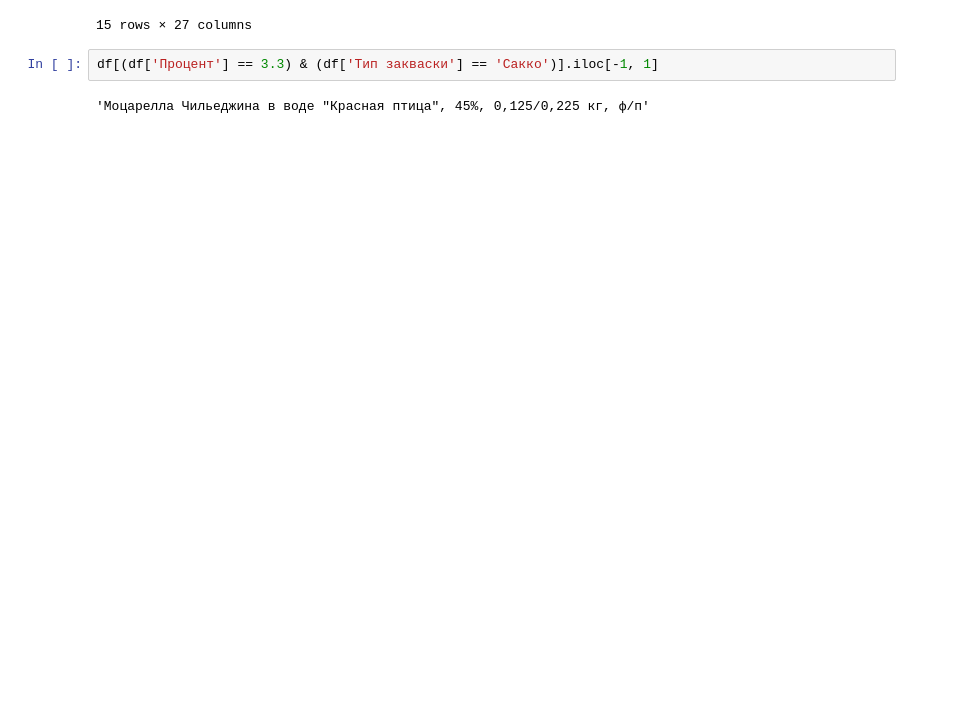
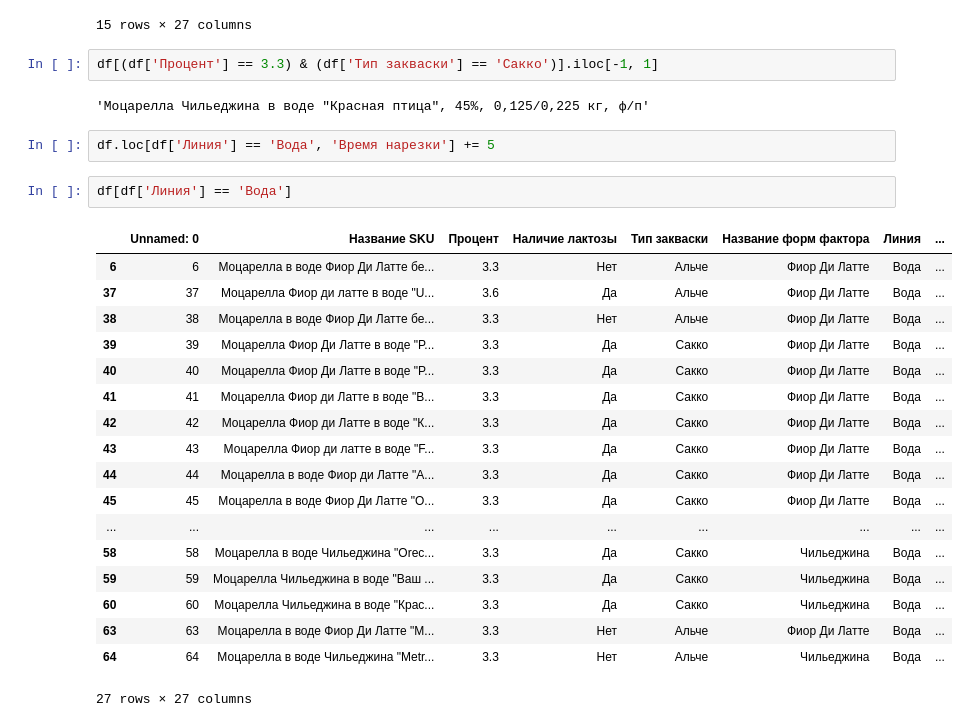
Before and after one commit to nkrokhmal/umalat, a Jupyter notebook: research/nkrokhmal/fix_params.ipynb, the cells around one changed output. Cells and saved outputs as stored; diff of their text form; blank space fills up the shorter version.

```diff
--- a/research/nkrokhmal/fix_params.ipynb
+++ b/research/nkrokhmal/fix_params.ipynb
@@ -37,3 +37,26 @@ df[(df['Процент'] == 3.3) & (df['Тип закваски'] == 'Сакко
 df[(df['Процент'] == 3.3) & (df['Тип закваски'] == 'Сакко')].iloc[-1, 1]
 # %% [output]
 'Моцарелла Чильеджина в воде "Красная птица", 45%, 0,125/0,225 кг, ф/п'
+# %%
+df.loc[df['Линия'] == 'Вода', 'Время нарезки'] += 5
+# %%
+df[df['Линия'] == 'Вода']
+# %% [output]
+|  | Unnamed: 0 | Название SKU | Процент | Наличие лактозы | Тип закваски | Название форм фактора | Линия | ... |
+| 6 | 6 | Моцарелла в воде Фиор Ди Латте бе... | 3.3 | Нет | Альче | Фиор Ди Латте | Вода | ... |
+| 37 | 37 | Моцарелла Фиор ди латте в воде "U... | 3.6 | Да | Альче | Фиор Ди Латте | Вода | ... |
+| 38 | 38 | Моцарелла в воде Фиор Ди Латте бе... | 3.3 | Нет | Альче | Фиор Ди Латте | Вода | ... |
+| 39 | 39 | Моцарелла Фиор Ди Латте в воде "P... | 3.3 | Да | Сакко | Фиор Ди Латте | Вода | ... |
+| 40 | 40 | Моцарелла Фиор Ди Латте в воде "P... | 3.3 | Да | Сакко | Фиор Ди Латте | Вода | ... |
+| 41 | 41 | Моцарелла Фиор ди Латте в воде "В... | 3.3 | Да | Сакко | Фиор Ди Латте | Вода | ... |
+| 42 | 42 | Моцарелла Фиор ди Латте в воде "К... | 3.3 | Да | Сакко | Фиор Ди Латте | Вода | ... |
+| 43 | 43 | Моцарелла Фиор ди латте в воде "F... | 3.3 | Да | Сакко | Фиор Ди Латте | Вода | ... |
+| 44 | 44 | Моцарелла в воде Фиор ди Латте "A... | 3.3 | Да | Сакко | Фиор Ди Латте | Вода | ... |
+| 45 | 45 | Моцарелла в воде Фиор Ди Латте "O... | 3.3 | Да | Сакко | Фиор Ди Латте | Вода | ... |
+| ... | ... | ... | ... | ... | ... | ... | ... | ... |
+| 58 | 58 | Моцарелла в воде Чильеджина "Orec... | 3.3 | Да | Сакко | Чильеджина | Вода | ... |
+| 59 | 59 | Моцарелла Чильеджина в воде "Ваш ... | 3.3 | Да | Сакко | Чильеджина | Вода | ... |
+| 60 | 60 | Моцарелла Чильеджина в воде "Крас... | 3.3 | Да | Сакко | Чильеджина | Вода | ... |
+| 63 | 63 | Моцарелла в воде Фиор Ди Латте "M... | 3.3 | Нет | Альче | Фиор Ди Латте | Вода | ... |
+| 64 | 64 | Моцарелла в воде Чильеджина "Metr... | 3.3 | Нет | Альче | Чильеджина | Вода | ... |
+27 rows × 27 columns
```
Also changed, not shown: 1 other file.
